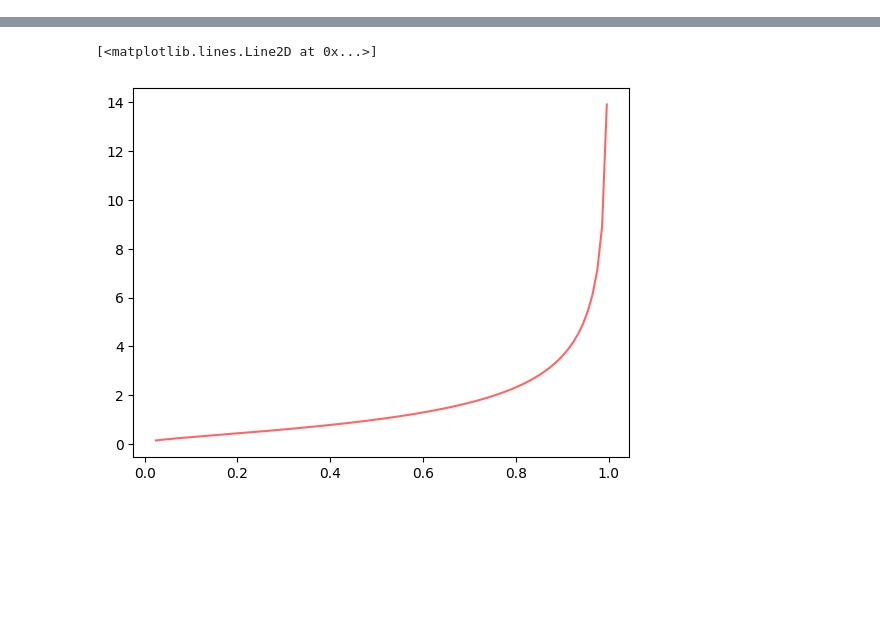
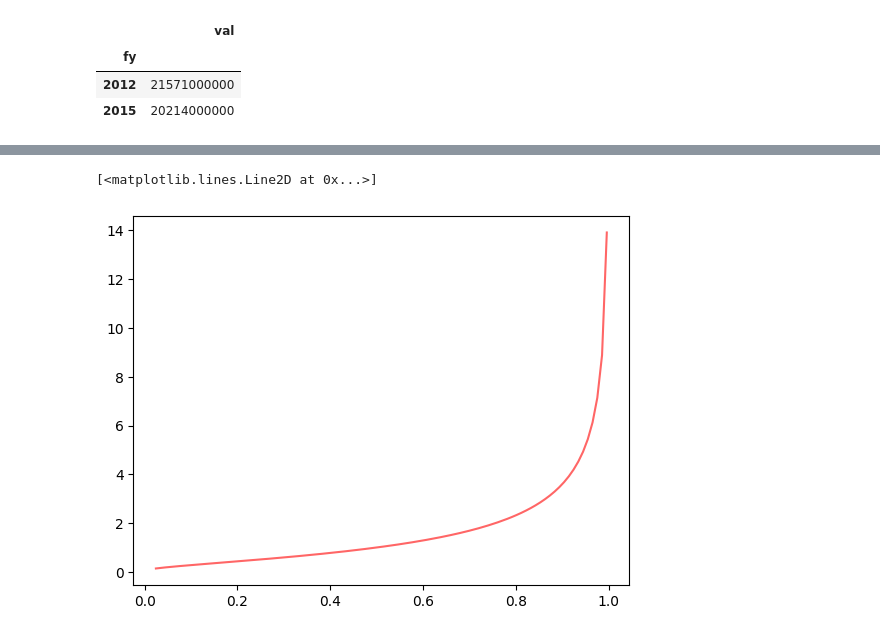
Before and after one commit to nerdmanPc/stock_market_analisys, a Jupyter notebook: exploration_4.ipynb, the cells around one changed output, grey strips where cells are left out. Cells and saved outputs as stored; diff of their text form; code cells hidden in the pictures; blank space fills up the shorter version.

```diff
--- a/exploration_4.ipynb
+++ b/exploration_4.ipynb
@@ -56,3 +60,10 @@ Index(['end', 'val', 'fy', 'fp', 'form', 'filed', 'delay', 'period'], dtype='obj
+# %%
+quarters[(quarters.fy == 2012) | (quarters.fy == 2015)].set_index(['fy', 'fp']).groupby(level='fy').sum()
+# %% [output]
+|  | val |
+| fy |  |
+| 2012 | 21571000000 |
+| 2015 | 20214000000 |
 # %%
 # Gets Q4 value from time series as FY - Q3 - Q2 - Q1
 fiscal_years = []
```
Also changed, not shown: parts of 13 cells of this notebook.
